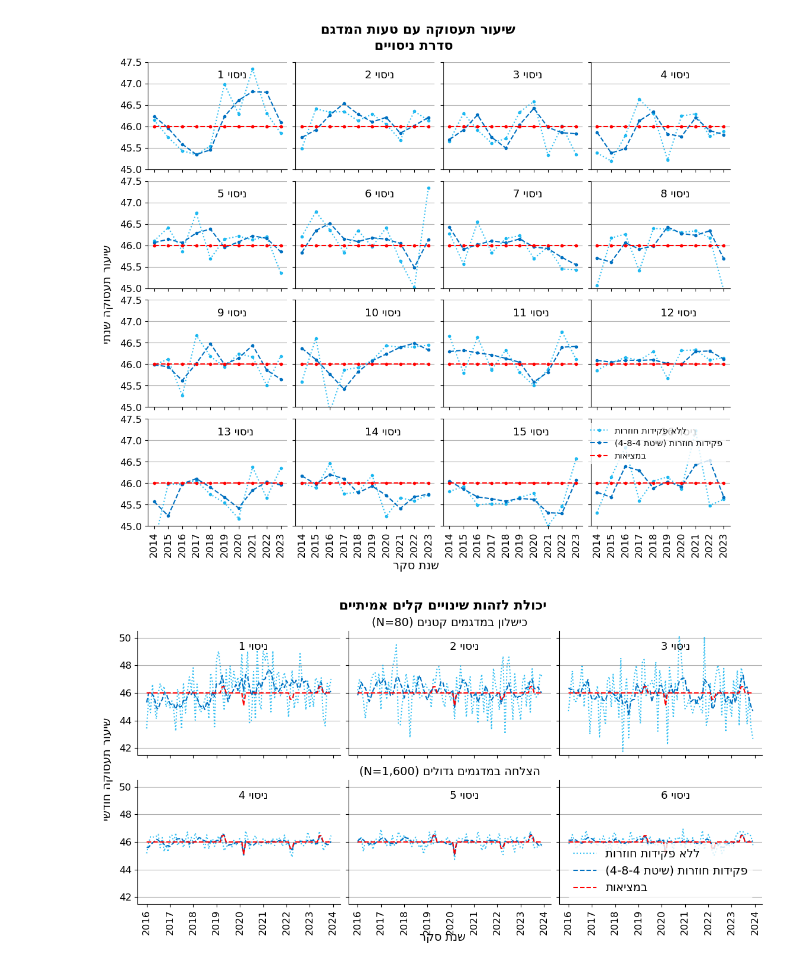
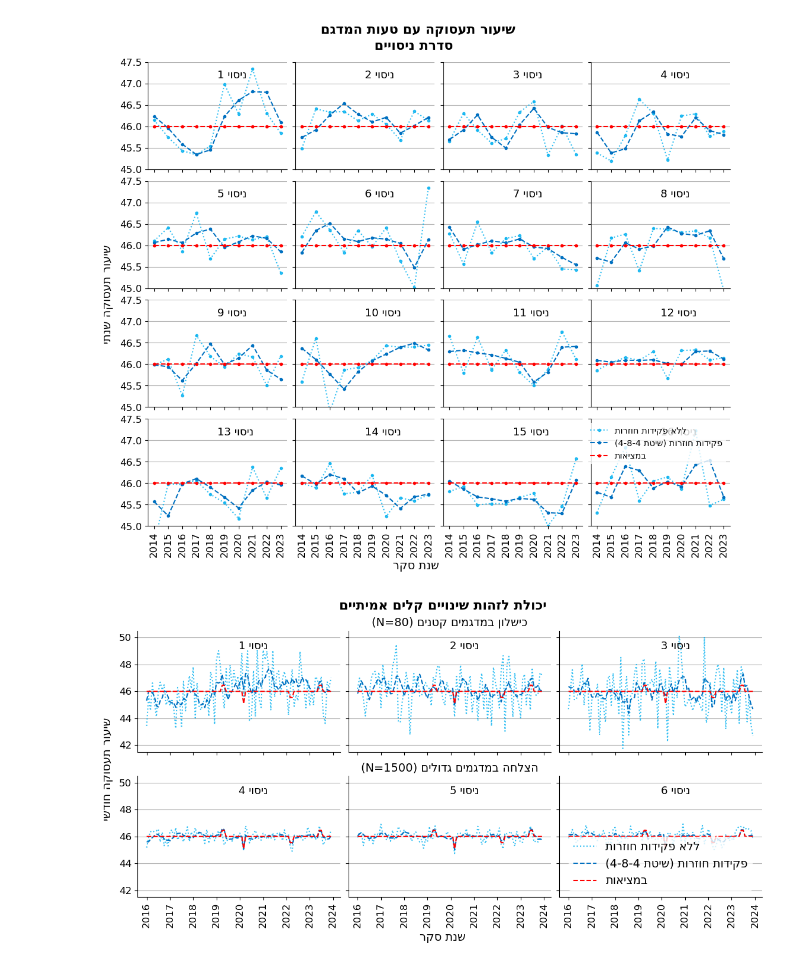
Before and after one commit to Zvika-Deutsch/lfs_sampling_design, a Jupyter notebook: Chapter 3 - The effect of sample errors on the trends.ipynb, the cells around one changed output. Saved outputs shown, nothing was run; the diff lists cells and outputs as text; code cells hidden in the pictures.

```diff
--- a/Chapter 3 - The effect of sample errors on the trends.ipynb
+++ b/Chapter 3 - The effect of sample errors on the trends.ipynb
@@ -171,40 +171,41 @@ shock[39:41] = 1.01  # 1% increase
 shock[50] = 0.98  # 2% decrease
 shock[74:76] = 0.99  # 1% decrease
 shock[89:91] = 1.01  # 1% increase
-
+n_small = 80
+n_large = 1500
 k=0
 for i in range(nrows):
     for j in range(ncols):
         ax = axs[i, j]
         if i == 0:
             n = 80  # Small sample size
             if j == 1:
-                ax.set_title(get_display("כישלון במדגמים קטנים (N=80)"))
+                ax.set_title(get_display(f"כישלון במדגמים קטנים (N={str(n_small)})"))
         else:
-            n = 1500  # Large sample size
+            n = n_large  # Large sample size
             if  j==1:
-                ax.set_title(get_display("הצלחה במדגמים גדולים (N=1,600)"))
+                ax.set_title(get_display(f"הצלחה במדגמים גדולים (N={str(n_large)})"))
         np.random.seed(k)
         _,y_sample =  rand_group_b(group_b, y_base_a,y_base_b,  t,n)
         y_484 = mean_4_8_4(pd.Series(y_sample)).to_numpy()[48:]
 
         plot_sample_484(ax,x[24:],
                 y_sample[48:]*shock,y_484*shock, y_real[24:]*shock,
                 d_sample,d_4_8_4, d_real)
 
         k+= 1
         ax.text(0.5, 0.85,  str(k) +get_display(' ניסוי '), fontsize=13 ,transform=ax.transAxes)
         ax.set_ylim(41.5,50.5)
 
 
 
 
 plt.legend(loc='lower center')
-plt.subplots_adjust(left=0.07, right=0.95, bottom=0.12, top=0.89, hspace=0.2, wspace=0.04)
+plt.subplots_adjust(left=0.07, right=0.95, bottom=0.14, top=0.89, hspace=0.2, wspace=0.04)
 fig.supxlabel(get_display('שנת סקר'))
 fig.supylabel(get_display('שיעור תעסוקה חודשי'))
 fig.suptitle(get_display('יכולת לזהות שינויים קלים אמיתיים'))
 
 plt.show()
 # %% [output]
-[figure, old version]
+[figure, new version]
```
